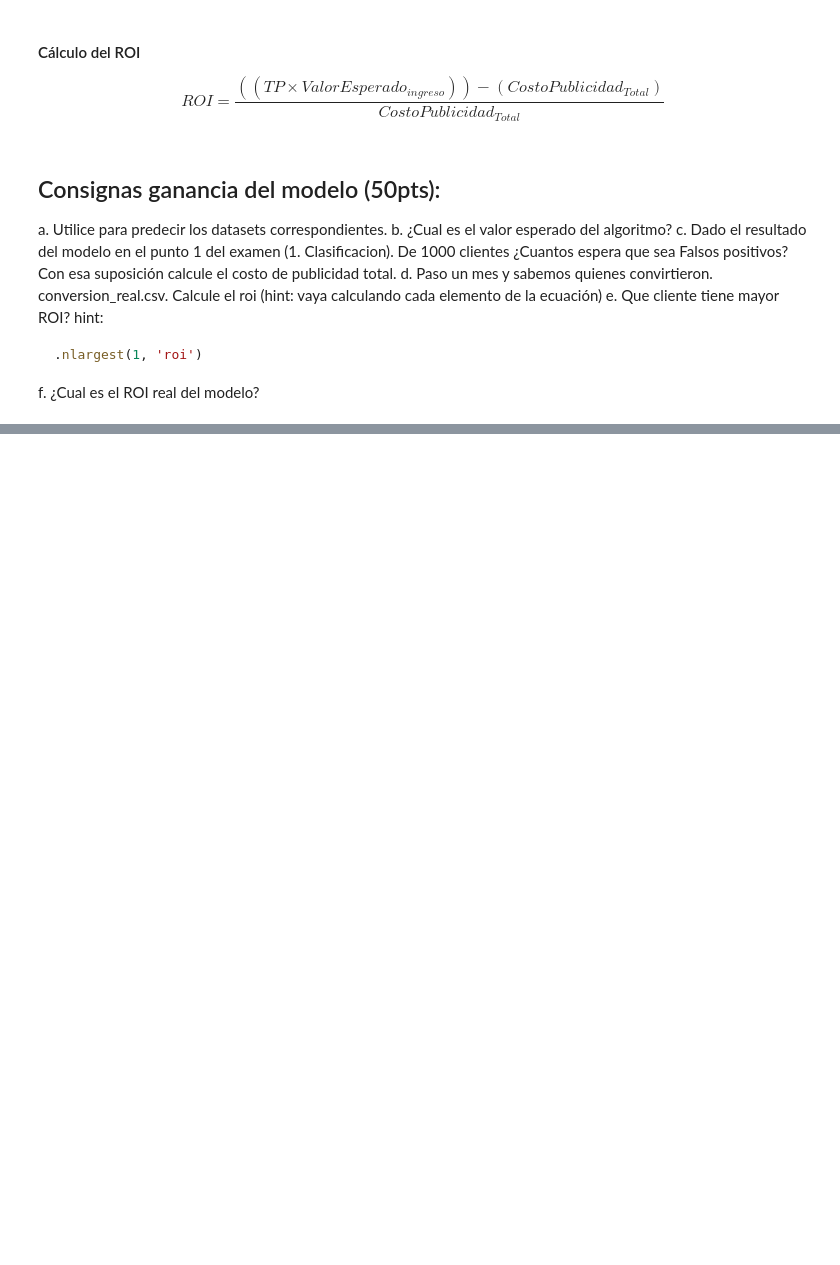
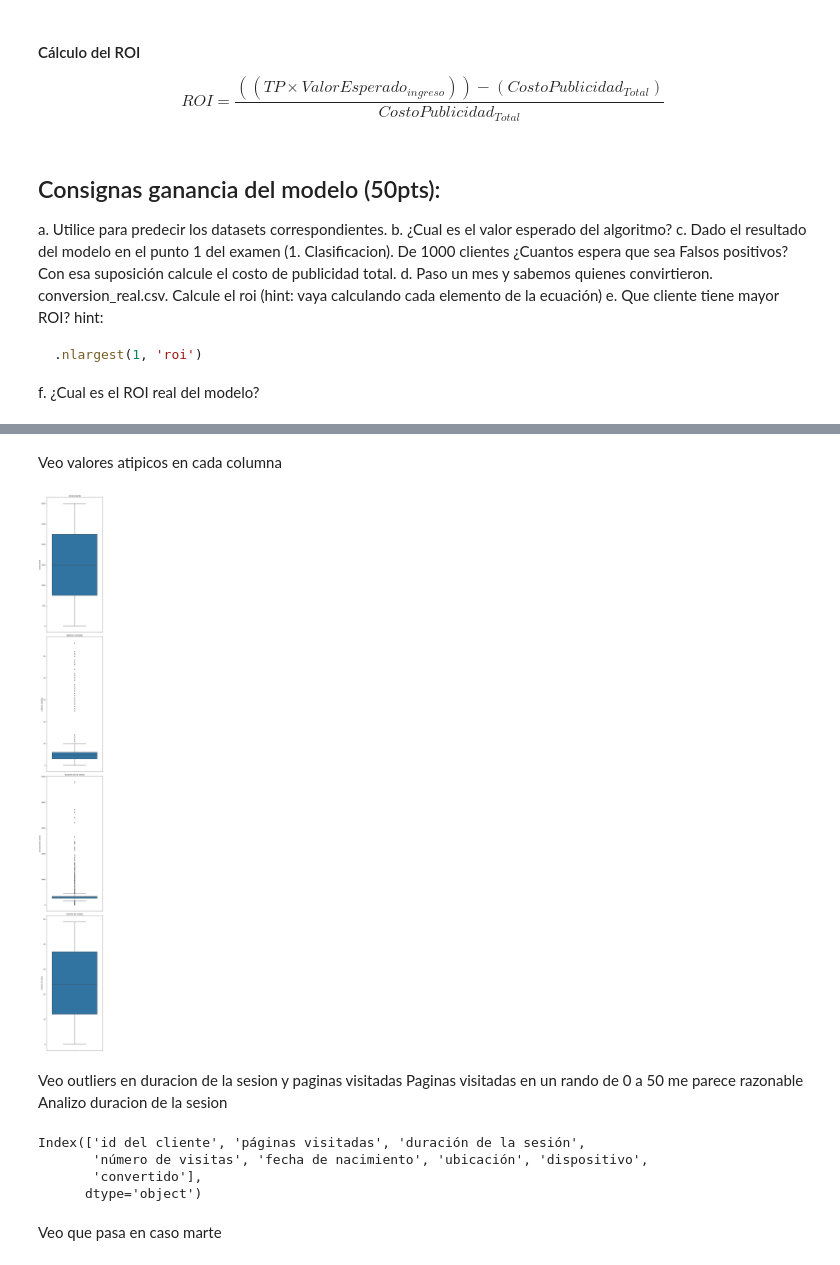
Before and after one commit to Chiaraaorlando/segundoparcialpoo, a Jupyter notebook: examen_30_11.ipynb, the cells around one changed output, grey strips where cells are left out. Saved outputs shown, nothing was run; the diff lists cells and outputs as text; code cells hidden in the pictures; blank space fills up the shorter version.

````diff
--- a/examen_30_11.ipynb
+++ b/examen_30_11.ipynb
@@ -173,3 +173,10 @@ hint:
 .nlargest(1, 'roi')
 ```
 f. ¿Cual es el ROI real del modelo?
+# %%
+import pandas as pd
+from funciones_importantes import *
+
+
+original = pd.read_csv('conversion_para_entrenar.csv')
+original
@@ -175,0 +199,6 @@ f. ¿Cual es el ROI real del modelo?
+# %%
+df = original.copy()
+
+pd.set_option('display.float_format', lambda x: '%.3f' % x)
+
+df = df.drop(columns=['Unnamed: 0'])
@@ -175,0 +259,19 @@ f. ¿Cual es el ROI real del modelo?
+# %% [markdown]
+Veo valores atipicos en cada columna
+# %%
+grafico_out_boxplot(df)
+# %% [output]
+[figure, added]
+# %% [markdown]
+Veo outliers en duracion de la sesion y paginas visitadas
+Paginas visitadas en un rando de 0 a 50 me parece razonable
+Analizo duracion de la sesion
+# %%
+df.columns
+# %% [output]
+Index(['id del cliente', 'páginas visitadas', 'duración de la sesión',
+       'número de visitas', 'fecha de nacimiento', 'ubicación', 'dispositivo',
+       'convertido'],
+      dtype='object')
+# %% [markdown]
+Veo que pasa en caso marte
````
Also changed, not shown: parts of 41 cells of this notebook, 2 other files.
